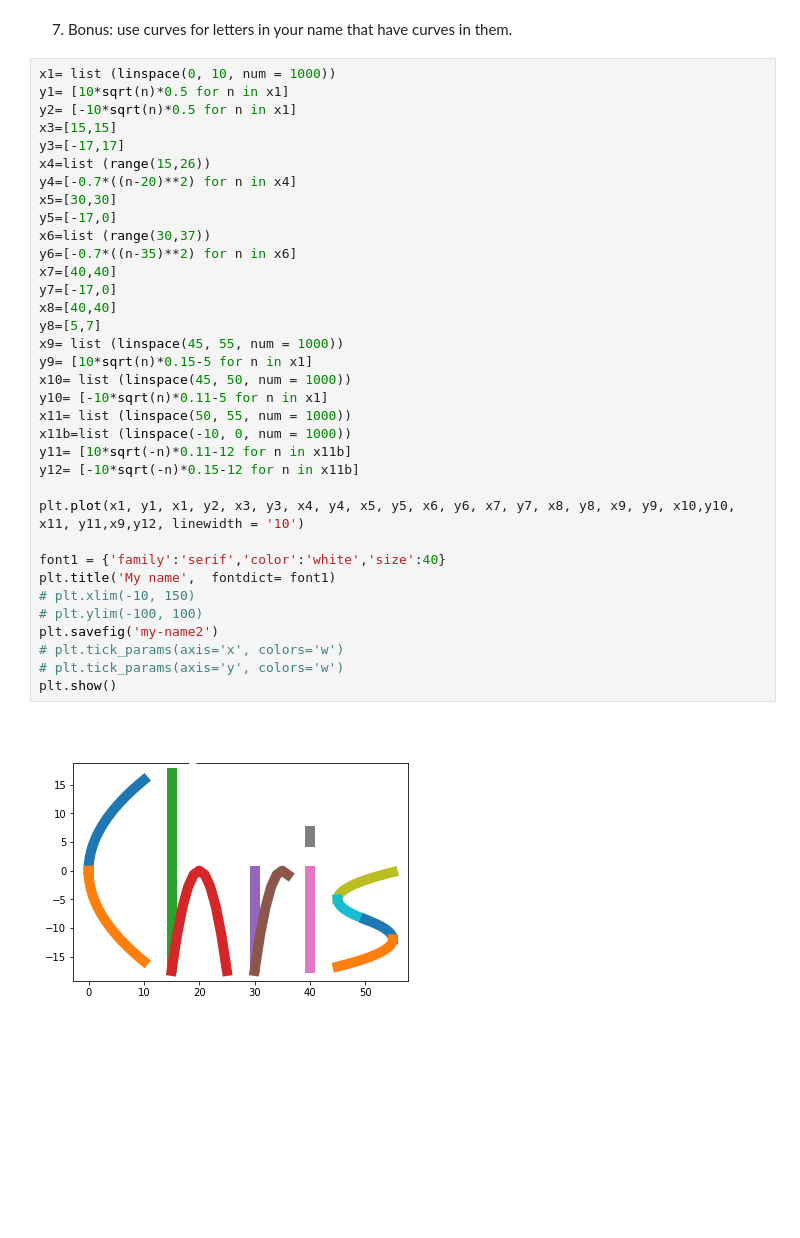
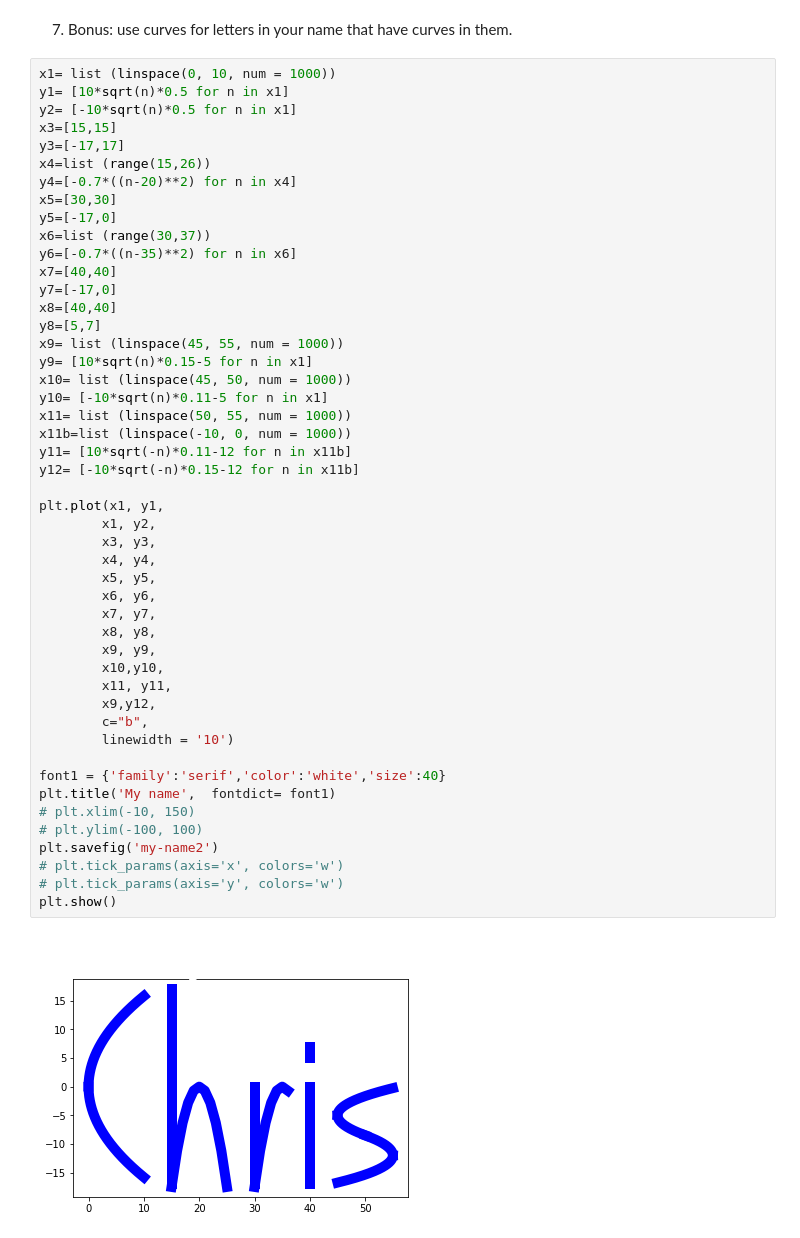
Before and after one commit to ChrisTeceno/numpy-pandas-visualization-exercises, a Jupyter notebook: matplotlib_exercises.ipynb, the cells around one changed output. Cells and saved outputs as stored; diff of their text form; blank space fills up the shorter version.

```diff
--- a/matplotlib_exercises.ipynb
+++ b/matplotlib_exercises.ipynb
@@ -255,32 +255,45 @@ x3=[15,15]
 y3=[-17,17]
 x4=list (range(15,26))
 y4=[-0.7*((n-20)**2) for n in x4]
 x5=[30,30]
 y5=[-17,0]
 x6=list (range(30,37))
 y6=[-0.7*((n-35)**2) for n in x6]
 x7=[40,40]
 y7=[-17,0]
 x8=[40,40]
 y8=[5,7]
 x9= list (linspace(45, 55, num = 1000))
 y9= [10*sqrt(n)*0.15-5 for n in x1]
 x10= list (linspace(45, 50, num = 1000))
 y10= [-10*sqrt(n)*0.11-5 for n in x1]
 x11= list (linspace(50, 55, num = 1000))
 x11b=list (linspace(-10, 0, num = 1000))
 y11= [10*sqrt(-n)*0.11-12 for n in x11b]
 y12= [-10*sqrt(-n)*0.15-12 for n in x11b]
 
-plt.plot(x1, y1, x1, y2, x3, y3, x4, y4, x5, y5, x6, y6, x7, y7, x8, y8, x9, y9, x10,y10, x11, y11,x9,y12, linewidth = '10')
+plt.plot(x1, y1,
+        x1, y2,
+        x3, y3,
+        x4, y4,
+        x5, y5,
+        x6, y6,
+        x7, y7,
+        x8, y8,
+        x9, y9,
+        x10,y10,
+        x11, y11,
+        x9,y12,
+        c="b",
+        linewidth = '10')
 
 font1 = {'family':'serif','color':'white','size':40}
 plt.title('My name',  fontdict= font1)
 # plt.xlim(-10, 150)
 # plt.ylim(-100, 100)
 plt.savefig('my-name2')
 # plt.tick_params(axis='x', colors='w')
 # plt.tick_params(axis='y', colors='w')
 plt.show()
 # %% [output]
-[figure, old version]
+[figure, new version]
```
Also changed, not shown: 2 other files.
